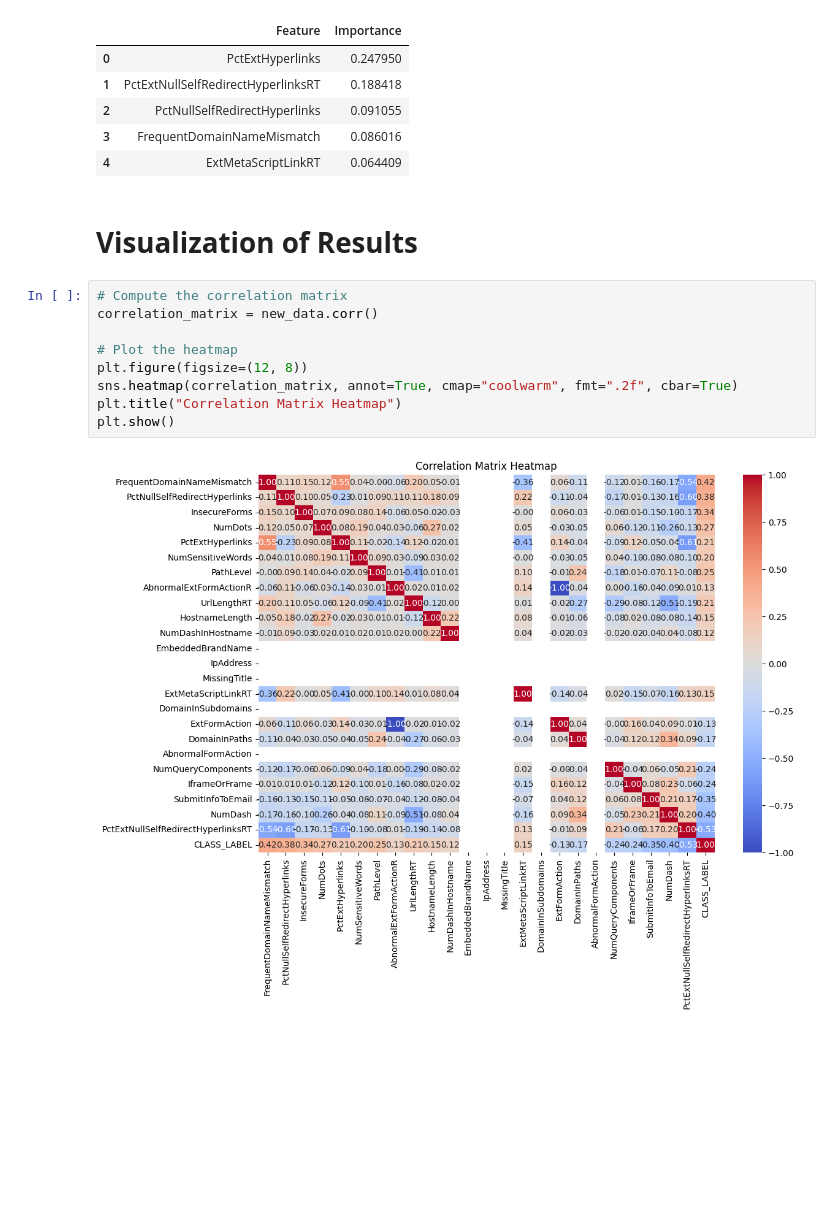
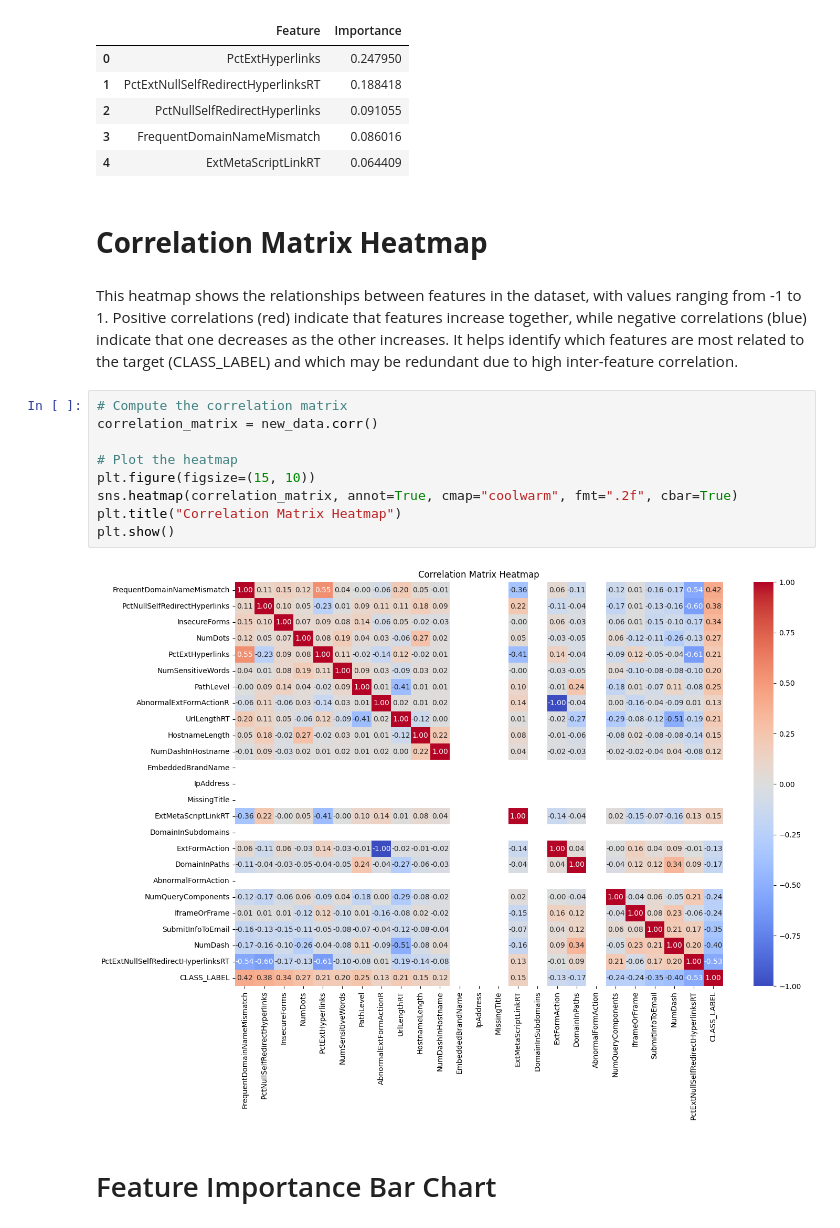
Before and after one commit to jbaik414/phishing-ML, a Jupyter notebook: Mod_GoPhishing.ipynb, the cells around one changed output. Cells and saved outputs as stored; diff of their text form; blank space fills up the shorter version.

```diff
--- a/Mod_GoPhishing.ipynb
+++ b/Mod_GoPhishing.ipynb
@@ -348,16 +348,20 @@ top_features
 | 2 | PctNullSelfRedirectHyperlinks | 0.091055 |
 | 3 | FrequentDomainNameMismatch | 0.086016 |
 | 4 | ExtMetaScriptLinkRT | 0.064409 |
-# %% [markdown]
-# **Visualization of Results**
+# %% [markdown]
+# **Correlation Matrix Heatmap**
+# %% [markdown]
+This heatmap shows the relationships between features in the dataset, with values ranging from -1 to 1. Positive correlations (red) indicate that features increase together, while negative correlations (blue) indicate that one decreases as the other increases. It helps identify which features are most related to the target (CLASS_LABEL) and which may be redundant due to high inter-feature correlation.
 # %%
 # Compute the correlation matrix
 correlation_matrix = new_data.corr()
 
 # Plot the heatmap
-plt.figure(figsize=(12, 8))
+plt.figure(figsize=(15, 10))
 sns.heatmap(correlation_matrix, annot=True, cmap="coolwarm", fmt=".2f", cbar=True)
 plt.title("Correlation Matrix Heatmap")
 plt.show()
 # %% [output]
-[figure, old version]
+[figure, new version]
+# %% [markdown]
+# Feature Importance Bar Chart
```
Also changed, not shown: parts of 2 cells of this notebook.
